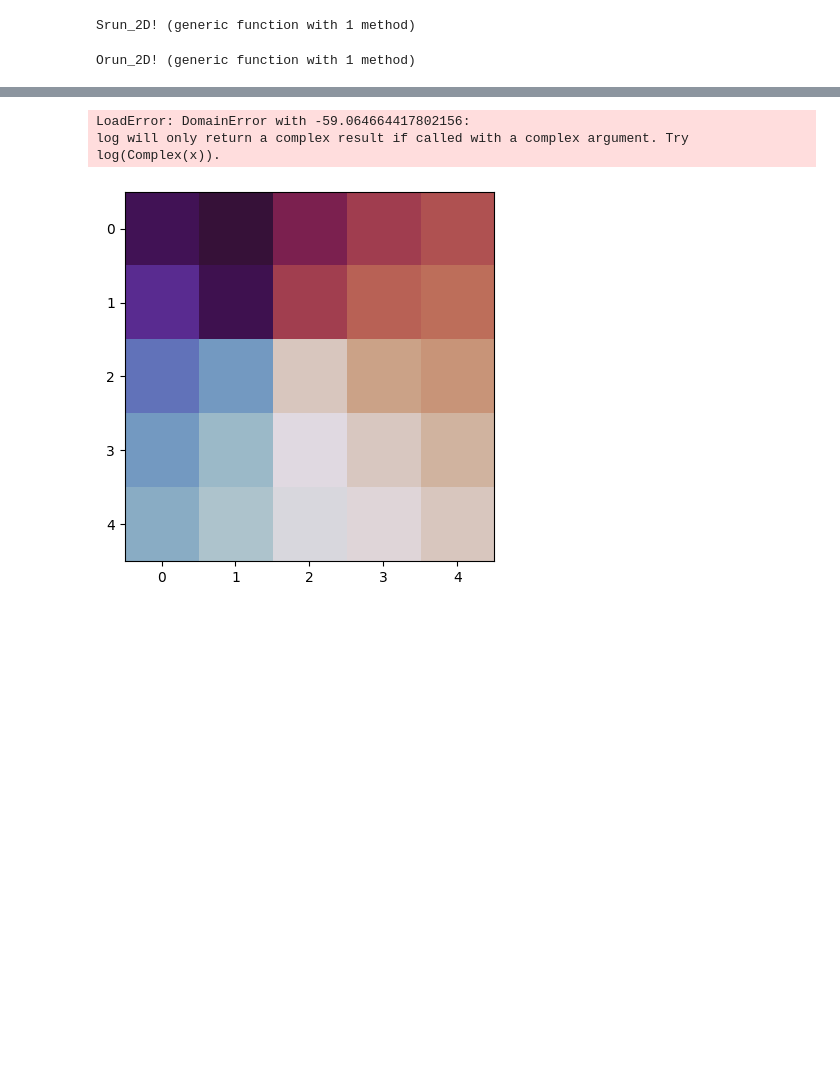
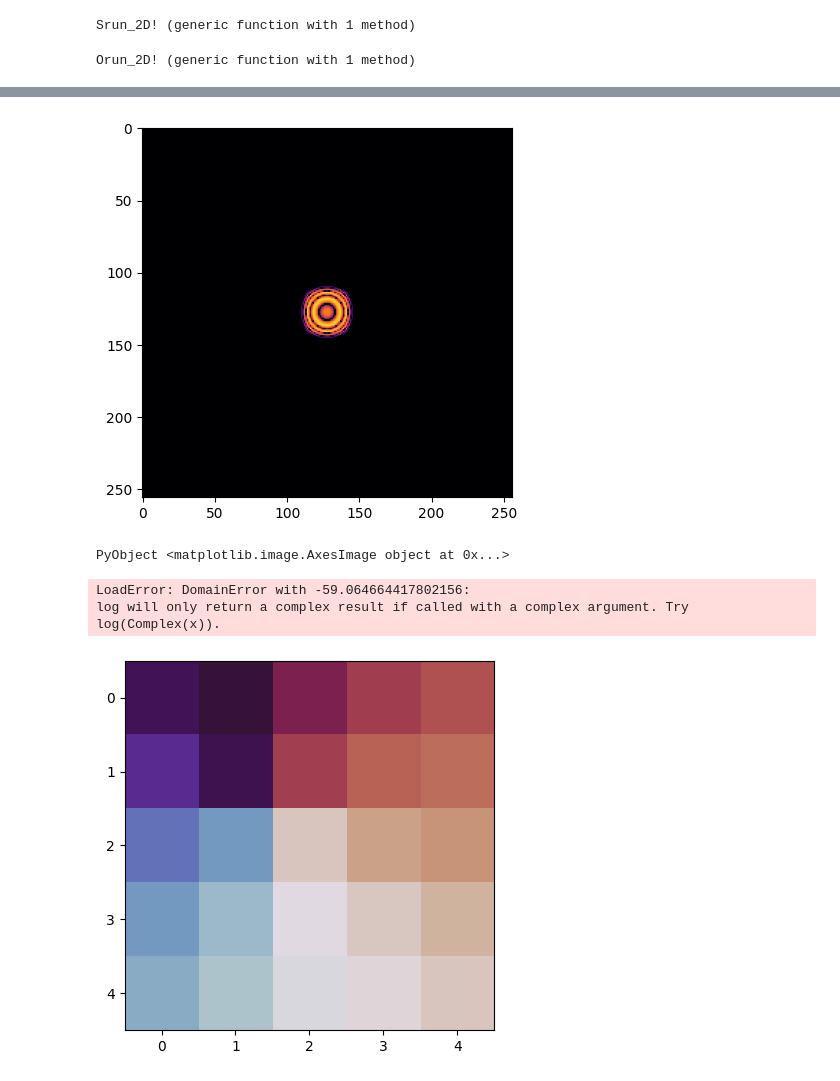
Before and after one commit to MaxJXiao/Cosmic-Strings, a Jupyter notebook: InsertOscillonAndStringStuff.ipynb, the cells around one changed output, grey strips where cells are left out. Drawn from its saved outputs; the diff is of its cells as text; code cells hidden in the pictures; blank space fills up the shorter version.

```diff
--- a/InsertOscillonAndStringStuff.ipynb
+++ b/InsertOscillonAndStringStuff.ipynb
@@ -1522,3 +1576,22 @@ end
+# %%
+angll = load("QCDTOWN/Oscillon/Saving/Box"*string(8)*string(35)*string(3)*".jld")["angle"]
+#     low = load("QCDTOWN/Oscillon/Saving/Strings"*string(n)*string(cont)*string(i)*".jld")["lo"]
+
+#     Ȧ = load("QCDTOWN/Oscillon/Saving/Box"*string(n)*string(cont)*string(i)*".jld")["AngVel"]
+
+
+
+ρ = angll.^2
+rho = mean(ρ)
+
+
+#PyPlot.imshow(log.(ρ/rho)[111:146,111:146],vmin = 0,vmax = 4,cmap = "inferno")
+
+
+PyPlot.imshow(log.(ρ/rho),vmin = 0,vmax = 6,cmap = "inferno")
+# %% [output]
+[figure, added]
+PyObject <matplotlib.image.AxesImage object at 0x...>
 # %%
 
 # save("QCDTOWN/Oscillon/Saving/Box"*string(n)*string(🥪)*string(i)*".jld", "Real", A₁,"Imaginary",A₂,"Realvel",Ȧ₁,"RealIm",Ȧ₂,"angle",angll,"AngVel",Ȧ)
```
Also changed, not shown: parts of 8 cells of this notebook, 1 other file.
